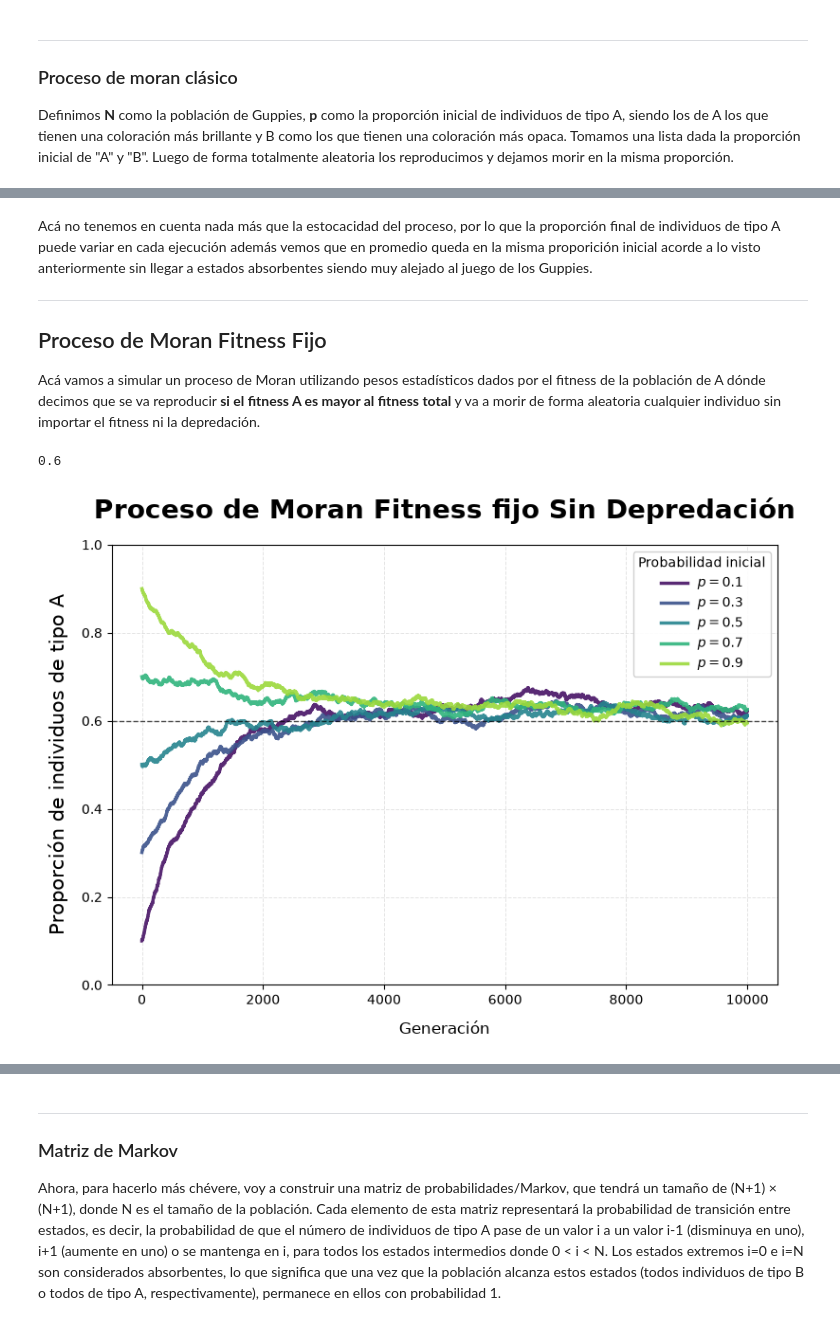
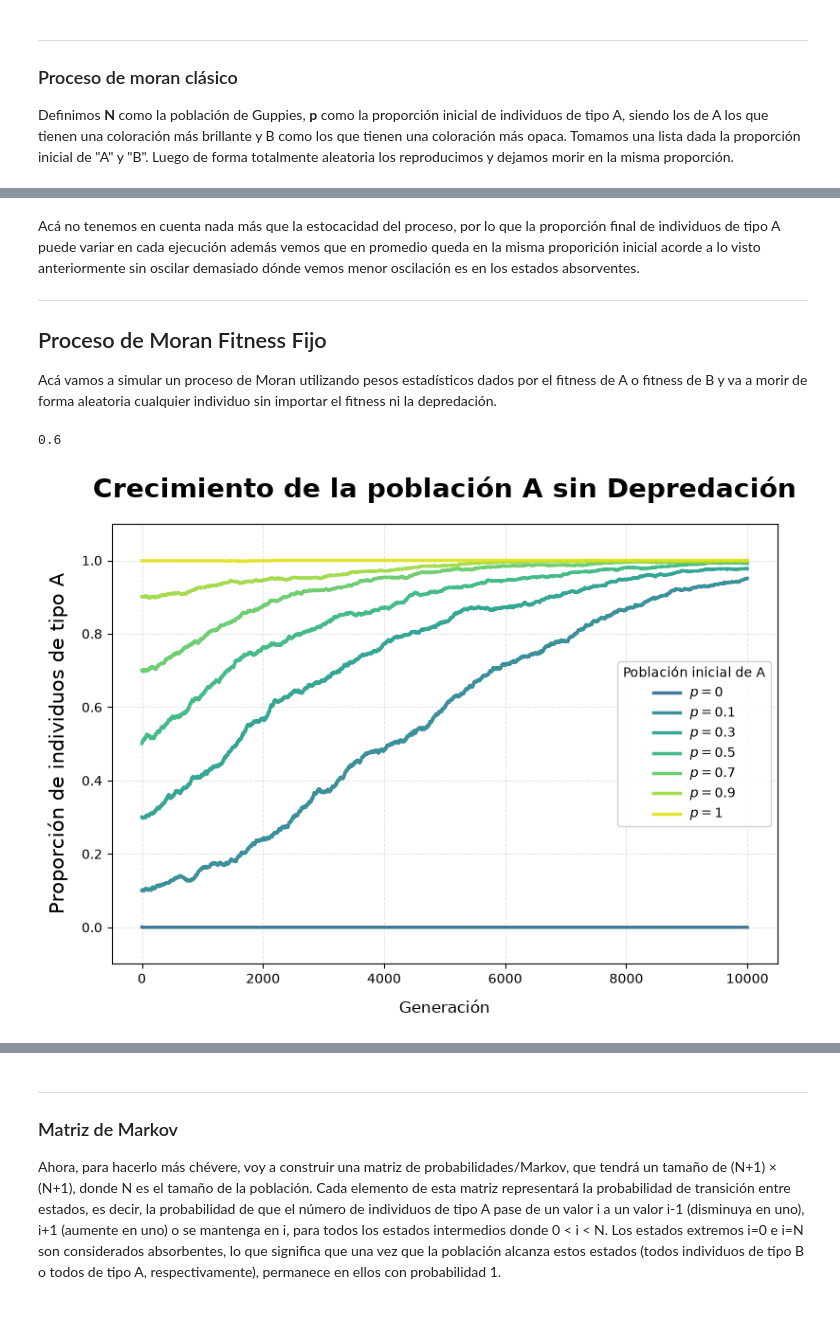
Before and after one commit to ValentinaBustos2025/Proyecto-Final, a Jupyter notebook: Simulación/Proceso Moran incial.ipynb, the cells around one changed output, grey strips where cells are left out. Drawn from its saved outputs; the diff is of its cells as text; code cells hidden in the pictures.

```diff
--- a/Simulación/Proceso Moran incial.ipynb
+++ b/Simulación/Proceso Moran incial.ipynb
@@ -43,7 +49,7 @@ moranProcess(N=1000, p=0.5, T= 1000)[1]
 # %%
 fig, ax = plt.subplots(figsize=(8, 6))
 
-p = [0.1, 0.3, 0.5, 0.7, 0.9]
+p = [0,0.1,0.3,0.5,0.7,0.9,1]
 for prop, color in zip(p, colors):
     generaciones = moranProcess(N=1000, p=prop, T=1000)[0]
     ax.plot( generaciones, label=fr'$p = {prop}$', color=color, linewidth=2.5, alpha=0.9)
@@ -51,11 +57,11 @@ for prop, color in zip(p, colors):
 ax.set_xlabel('Generación', fontsize=12, labelpad=10)
 ax.set_ylabel('Proporción de individuos de tipo A', fontsize=15, labelpad=10)
 ax.set_title( 'Proceso de Moran Clásico', fontsize=20, fontweight='bold', pad=20)
-ax.set_ylim(0, 1)
+ax.set_ylim(-0.1, 1.1)
 ax.grid( True, linestyle='--', linewidth=0.7, alpha=0.35)
 ax.tick_params(axis='both', labelsize=10)
 ax.legend(
-    title='Proporción inicial de  \n individuos de tipo A',
+    title='Población inicial  A',
     fontsize=10,
     title_fontsize=10,
     loc='best',
@@ -66,6 +72,6 @@ ax.legend(
 
 
 plt.tight_layout()
-plt.savefig('../Gráficas/Proceso_Moran_Clasico.png')
+plt.savefig('../Gráficas/PM_Clasico.png')
 plt.show()
 # %% [output]
@@ -73,27 +79,38 @@ plt.show()
 # %% [markdown]
-Acá no tenemos en cuenta nada más que la estocacidad del proceso, por lo que la proporción final de individuos de tipo A puede variar en cada ejecución además vemos que en promedio queda en la misma proporición inicial acorde a lo visto anteriormente sin llegar a estados absorbentes siendo muy alejado al juego de los Guppies.
+Acá no tenemos en cuenta nada más que la estocacidad del proceso, por lo que la proporción final de individuos de tipo A puede variar en cada ejecución además vemos que en promedio queda en la misma proporición inicial acorde a lo visto anteriormente sin oscilar demasiado dónde vemos menor oscilación es en los estados absorventes.
 
 ---
 
 ## Proceso de Moran Fitness Fijo
 
-Acá vamos a simular un proceso de Moran utilizando pesos estadísticos dados por el fitness de la población de A dónde decimos que se va reproducir **si el fitness A es mayor al fitness total** y va a morir de forma aleatoria cualquier individuo sin importar el fitness ni la depredación.
+Acá vamos a simular un proceso de Moran utilizando pesos estadísticos dados por el fitness de A o fitness de B y va a morir de forma aleatoria cualquier individuo sin importar el fitness ni la depredación.
 # %%
 def moranProcessFitness(N, p, T):
     """
     Simula un proceso de Moran para una población de tamaño N, con una proporción inicial p de individuos de tipo A y T generaciones.
     Devuelve la proporción final de individuos de tipo A después de T generaciones.
     """
-    fit_a = 1 + s_a-d_a
-    fit_b = 1 + s_b-d_b
-    population = ['A'] * int(p * N) + ['B'] * int((1 - p) * N)
+    fit_a =  1+ s_a
+    fit_b = 1+ s_b
+    if p < 1 and p > 0:
+        population = ['A'] * int(p * N) + ['B'] * int((1 - p) * N)
+
+    elif p == 0 :
+            population = ['B'] * (N-1) + ['A']
+
+    elif p == 1:
+            population = ['A'] * (N-1) + ['B']
+
     history = []
+
     for _ in range(T):
+
+
+        reproducer = random.choices(
+                    population,
+                    weights=[fit_a if x == 'A' else fit_b for x in population])[0]
+
         to_die = random.choice(population)
-        if random.random() < fit_a / (fit_a + fit_b):
-            reproducer = 'A'
-        else:
-            reproducer = 'B'
         population[population.index(to_die)] = reproducer
         history.append(population.count('A') / len(population))
     return round(population.count('A') / len(population), 1), history
@@ -104,31 +121,30 @@ moranProcessFitness(N=1000, p=0.5, T= 1000)[0]
 # %%
 fig, ax = plt.subplots(figsize=(8, 6))
 
-p = [0.1, 0.3, 0.5, 0.7, 0.9]
+p = [0,0.1,0.3,0.5,0.7,0.9,1]
 for prop, color in zip(p, colors):
     generaciones = moranProcessFitness(N=1000, p=prop, T=10000)[1]
     ax.plot( generaciones, label=fr'$p = {prop}$', color=color, linewidth=2.5, alpha=0.9)
 
 ax.set_xlabel('Generación', fontsize=12, labelpad=10)
 ax.set_ylabel('Proporción de individuos de tipo A', fontsize=15, labelpad=10)
-ax.set_title( 'Proceso de Moran Fitness fijo Sin Depredación', fontsize=20, fontweight='bold', pad=20)
-ax.set_ylim(0, 1)
-ax.axhline(0.6, color='black', linestyle='--', linewidth=1, alpha=0.7)
+ax.set_title( 'Crecimiento de la población A sin Depredación', fontsize=20, fontweight='bold', pad=20)
+ax.set_ylim(-0.1, 1.1)
 ax.grid( True, linestyle='--', linewidth=0.7, alpha=0.35)
 ax.tick_params(axis='both', labelsize=10)
 ax.legend(
-    title='Probabilidad inicial',
+    title='Población inicial de A',
     fontsize=10,
     title_fontsize=10,
     loc='best',
     frameon=True,
     fancybox=True,
     framealpha=0.9
 )
 
 
 plt.tight_layout()
-plt.savefig('../Gráficas/Proceso_Moran_Fitness_Fijo_Sin_Depredacion.png')
+plt.savefig('../Gráficas/PM_Fitness_Fijo_Sin_Depredacion.png')
 plt.show()
 # %% [output]
-[figure, old version]
+[figure, new version]
```
Also changed, not shown: parts of 22 cells of this notebook.
